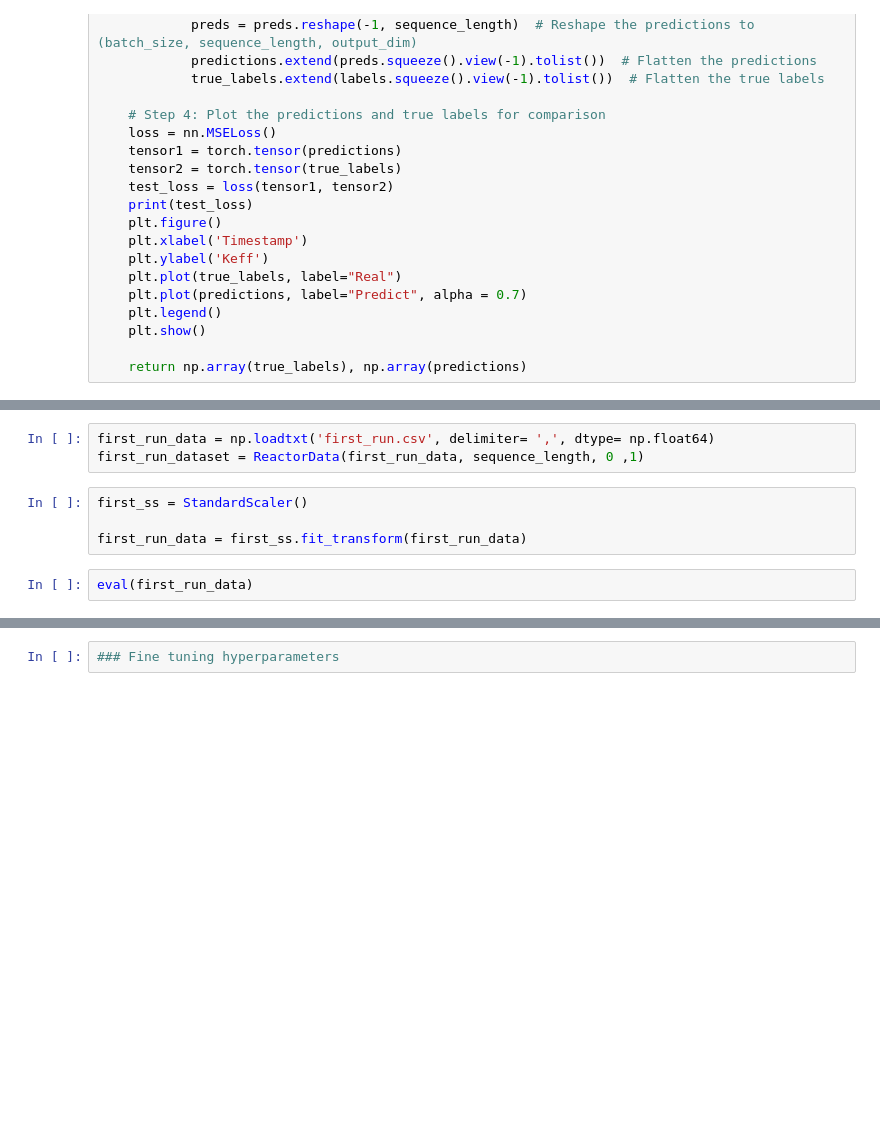
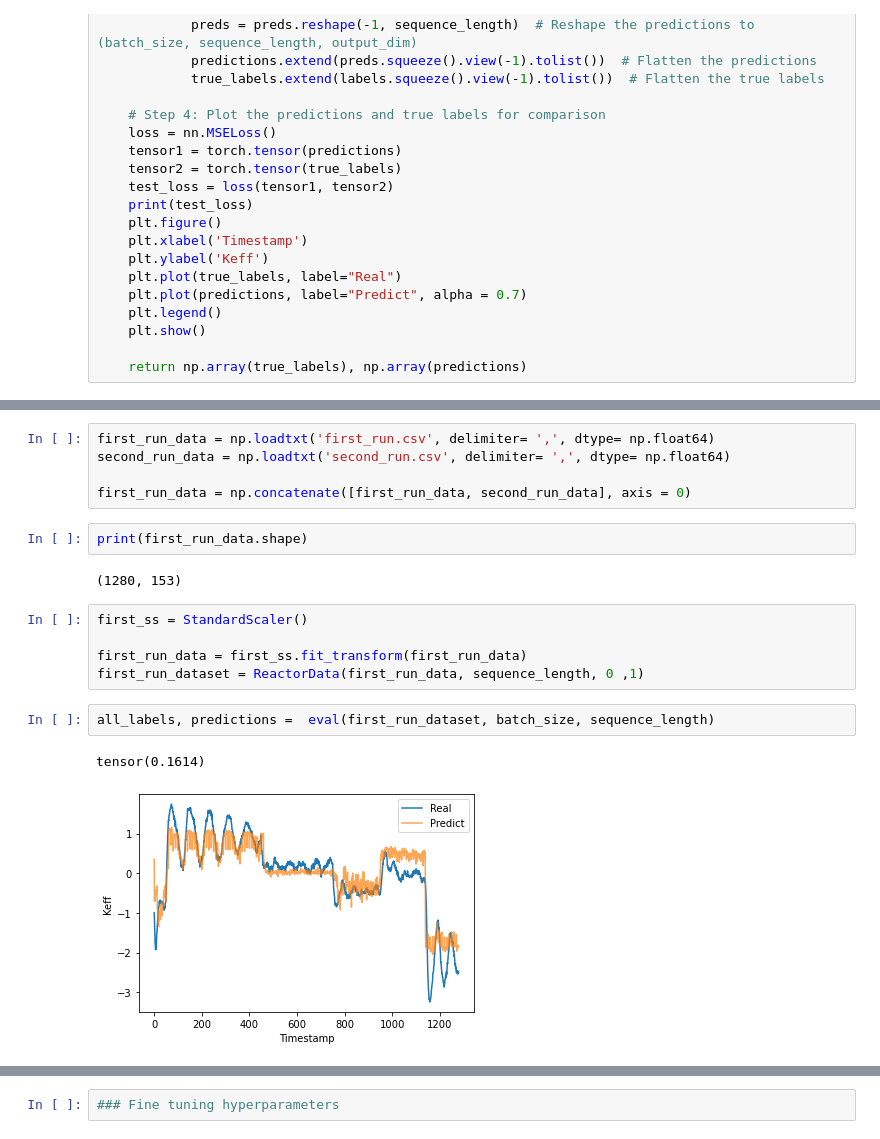
Before and after one commit to ChangyiYang/SimpleLSTM, a Jupyter notebook: TransientLSTM.ipynb, the cells around one changed output, grey strips where cells are left out. Saved outputs shown, nothing was run; the diff lists cells and outputs as text; blank space fills up the shorter version.

```diff
--- a/TransientLSTM.ipynb
+++ b/TransientLSTM.ipynb
@@ -393,9 +406,19 @@ plt.legend()
 # %%
 first_run_data = np.loadtxt('first_run.csv', delimiter= ',', dtype= np.float64)
-first_run_dataset = ReactorData(first_run_data, sequence_length, 0 ,1)
+second_run_data = np.loadtxt('second_run.csv', delimiter= ',', dtype= np.float64)
+
+first_run_data = np.concatenate([first_run_data, second_run_data], axis = 0)
+# %%
+print(first_run_data.shape)
+# %% [output]
+(1280, 153)
 # %%
 first_ss = StandardScaler()
 
 first_run_data = first_ss.fit_transform(first_run_data)
+first_run_dataset = ReactorData(first_run_data, sequence_length, 0 ,1)
-# %%
-eval(first_run_data)
+# %%
+all_labels, predictions =  eval(first_run_dataset, batch_size, sequence_length)
+# %% [output]
+tensor(0.1614)
+[figure, added]
```
Also changed, not shown: parts of 12 cells of this notebook, 2 other files.
